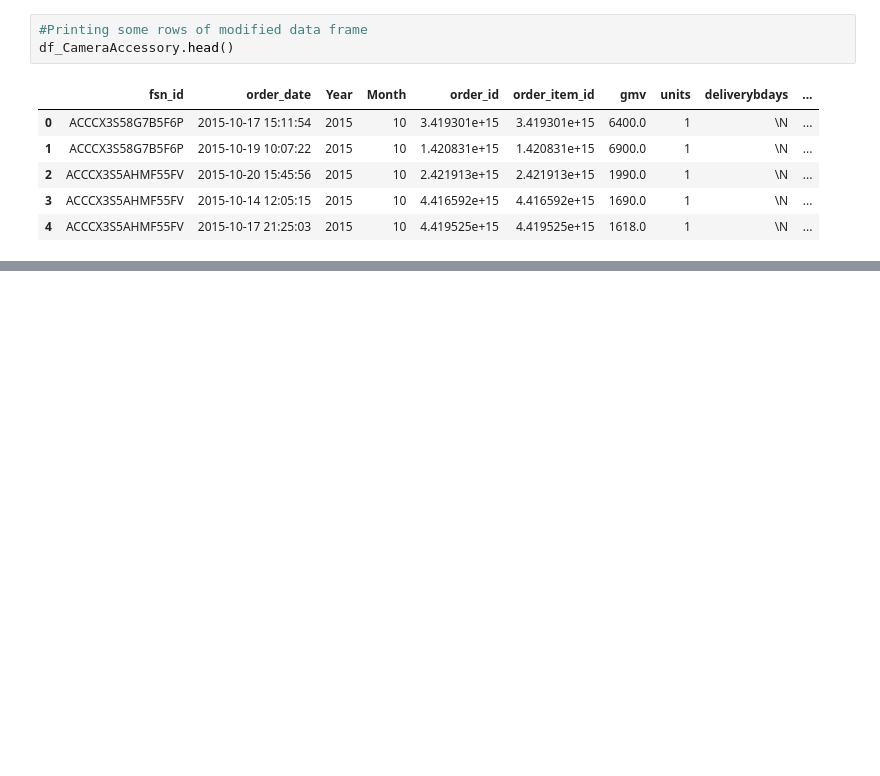
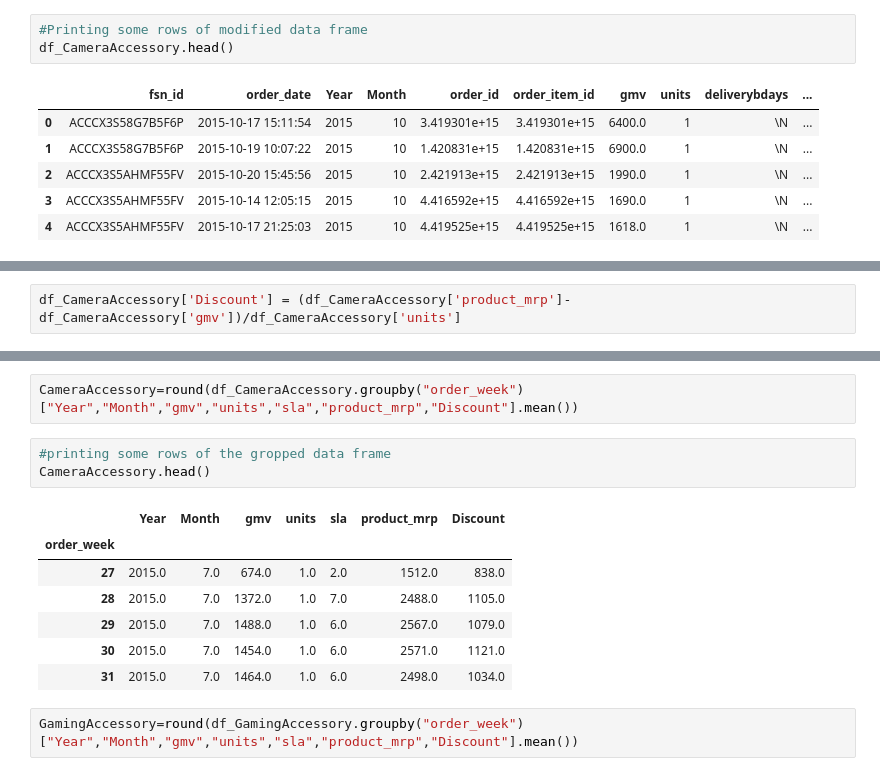
Before and after one commit to Anirudhakumar/DS-, a Jupyter notebook: MarketMixModeling.ipynb, the cells around one changed output, grey strips where cells are left out. Saved outputs shown, nothing was run; the diff lists cells and outputs as text; blank space fills up the shorter version.

```diff
--- a/MarketMixModeling.ipynb
+++ b/MarketMixModeling.ipynb
@@ -288,0 +261,2 @@ Name: Month, dtype: int64
+# %%
+df_CameraAccessory['Discount'] = (df_CameraAccessory['product_mrp']-df_CameraAccessory['gmv'])/df_CameraAccessory['units']
@@ -288,0 +275,15 @@ Name: Month, dtype: int64
+# %%
+CameraAccessory=round(df_CameraAccessory.groupby("order_week")["Year","Month","gmv","units","sla","product_mrp","Discount"].mean())
+# %%
+#printing some rows of the gropped data frame
+CameraAccessory.head()
+# %% [output]
+|  | Year | Month | gmv | units | sla | product_mrp | Discount |
+| order_week |  |  |  |  |  |  |  |
+| 27 | 2015.0 | 7.0 | 674.0 | 1.0 | 2.0 | 1512.0 | 838.0 |
+| 28 | 2015.0 | 7.0 | 1372.0 | 1.0 | 7.0 | 2488.0 | 1105.0 |
+| 29 | 2015.0 | 7.0 | 1488.0 | 1.0 | 6.0 | 2567.0 | 1079.0 |
+| 30 | 2015.0 | 7.0 | 1454.0 | 1.0 | 6.0 | 2571.0 | 1121.0 |
+| 31 | 2015.0 | 7.0 | 1464.0 | 1.0 | 6.0 | 2498.0 | 1034.0 |
+# %%
+GamingAccessory=round(df_GamingAccessory.groupby("order_week")["Year","Month","gmv","units","sla","product_mrp","Discount"].mean())
```
Also changed, not shown: parts of 16 cells of this notebook.
